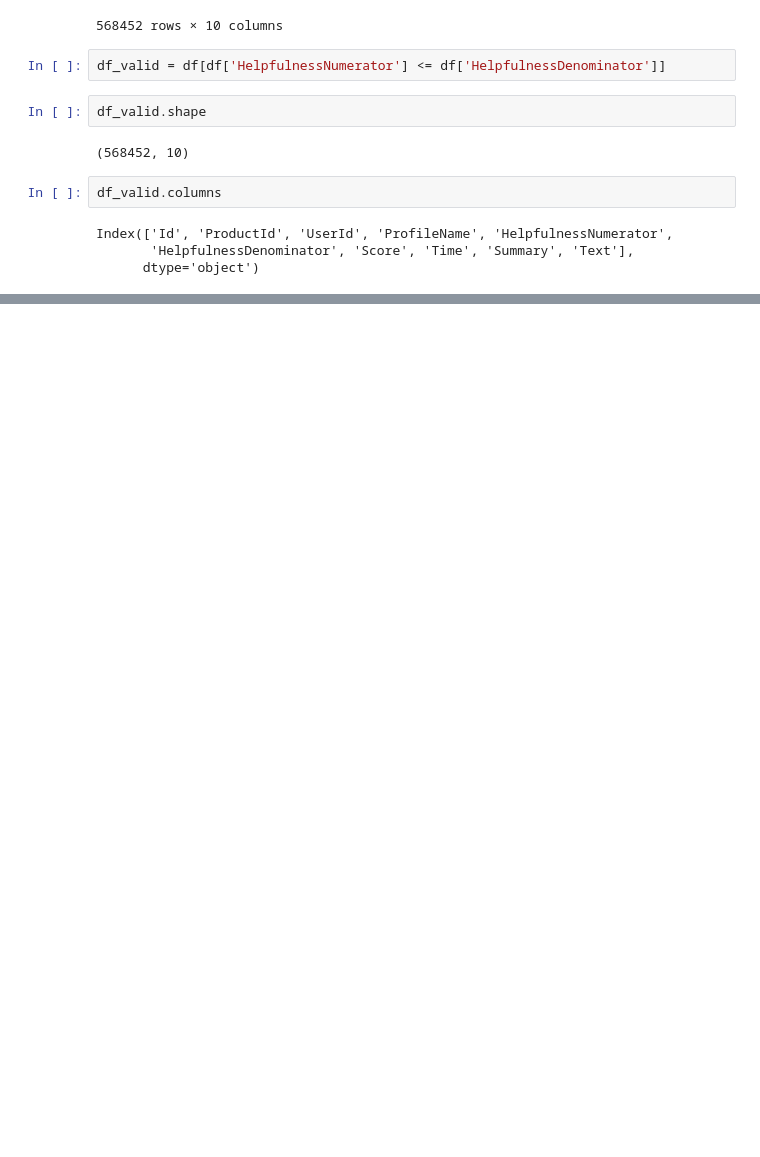
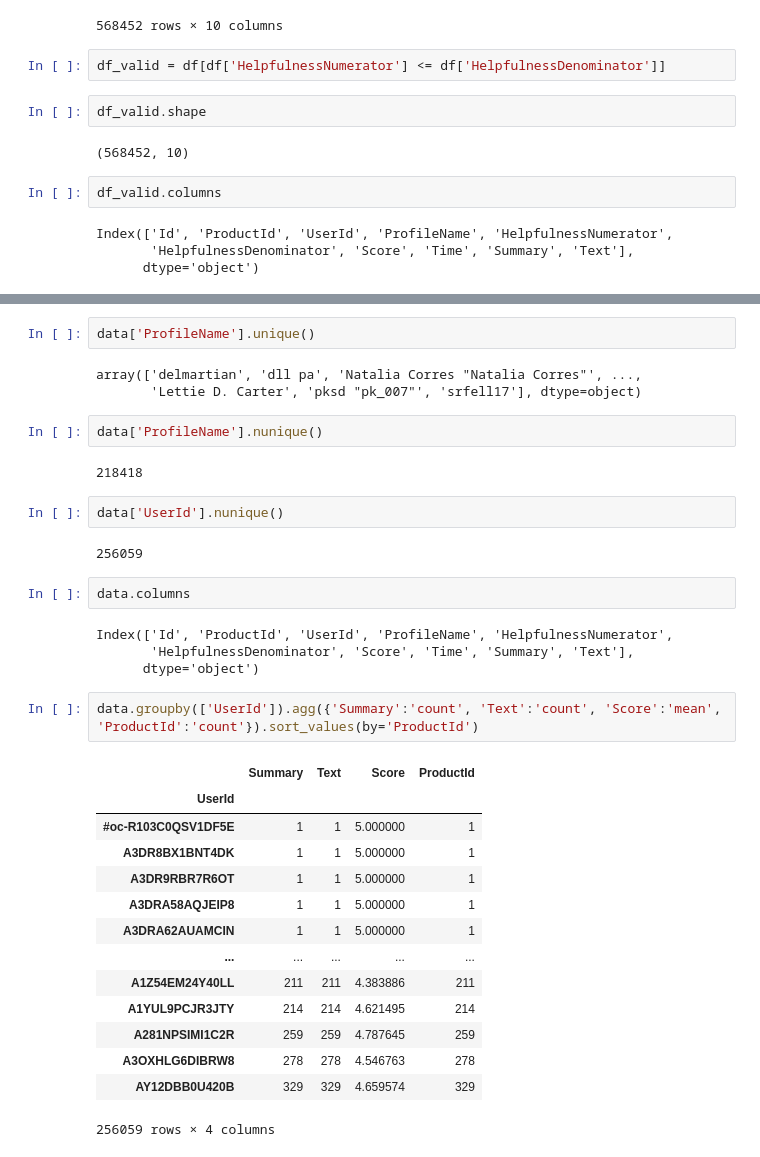
Before and after one commit to Sumetjutha/031_Real_Project_Analysis_Python, a Jupyter notebook: 005_Amazaon_Customers_Data_Analysis.ipynb, the cells around one changed output, grey strips where cells are left out. Saved outputs shown, nothing was run; the diff lists cells and outputs as text; blank space fills up the shorter version.

```diff
--- a/005_Amazaon_Customers_Data_Analysis.ipynb
+++ b/005_Amazaon_Customers_Data_Analysis.ipynb
@@ -109,0 +237,36 @@ df_valid.duplicated()
+# %%
+data['ProfileName'].unique()
+# %% [output]
+array(['delmartian', 'dll pa', 'Natalia Corres "Natalia Corres"', ...,
+       'Lettie D. Carter', 'pksd "pk_007"', 'srfell17'], dtype=object)
+# %%
+data['ProfileName'].nunique()
+# %% [output]
+218418
+# %%
+data['UserId'].nunique()
+# %% [output]
+256059
+# %%
+data.columns
+# %% [output]
+Index(['Id', 'ProductId', 'UserId', 'ProfileName', 'HelpfulnessNumerator',
+       'HelpfulnessDenominator', 'Score', 'Time', 'Summary', 'Text'],
+      dtype='object')
+# %%
+data.groupby(['UserId']).agg({'Summary':'count', 'Text':'count', 'Score':'mean', 'ProductId':'count'}).sort_values(by='ProductId')
+# %% [output]
+|  | Summary | Text | Score | ProductId |
+| UserId |  |  |  |  |
+| #oc-R103C0QSV1DF5E | 1 | 1 | 5.000000 | 1 |
+| A3DR8BX1BNT4DK | 1 | 1 | 5.000000 | 1 |
+| A3DR9RBR7R6OT | 1 | 1 | 5.000000 | 1 |
+| A3DRA58AQJEIP8 | 1 | 1 | 5.000000 | 1 |
+| A3DRA62AUAMCIN | 1 | 1 | 5.000000 | 1 |
+| ... | ... | ... | ... | ... |
+| A1Z54EM24Y40LL | 211 | 211 | 4.383886 | 211 |
+| A1YUL9PCJR3JTY | 214 | 214 | 4.621495 | 214 |
+| A281NPSIMI1C2R | 259 | 259 | 4.787645 | 259 |
+| A3OXHLG6DIBRW8 | 278 | 278 | 4.546763 | 278 |
+| AY12DBB0U420B | 329 | 329 | 4.659574 | 329 |
+256059 rows × 4 columns
```
Also changed, not shown: parts of 24 cells of this notebook.
